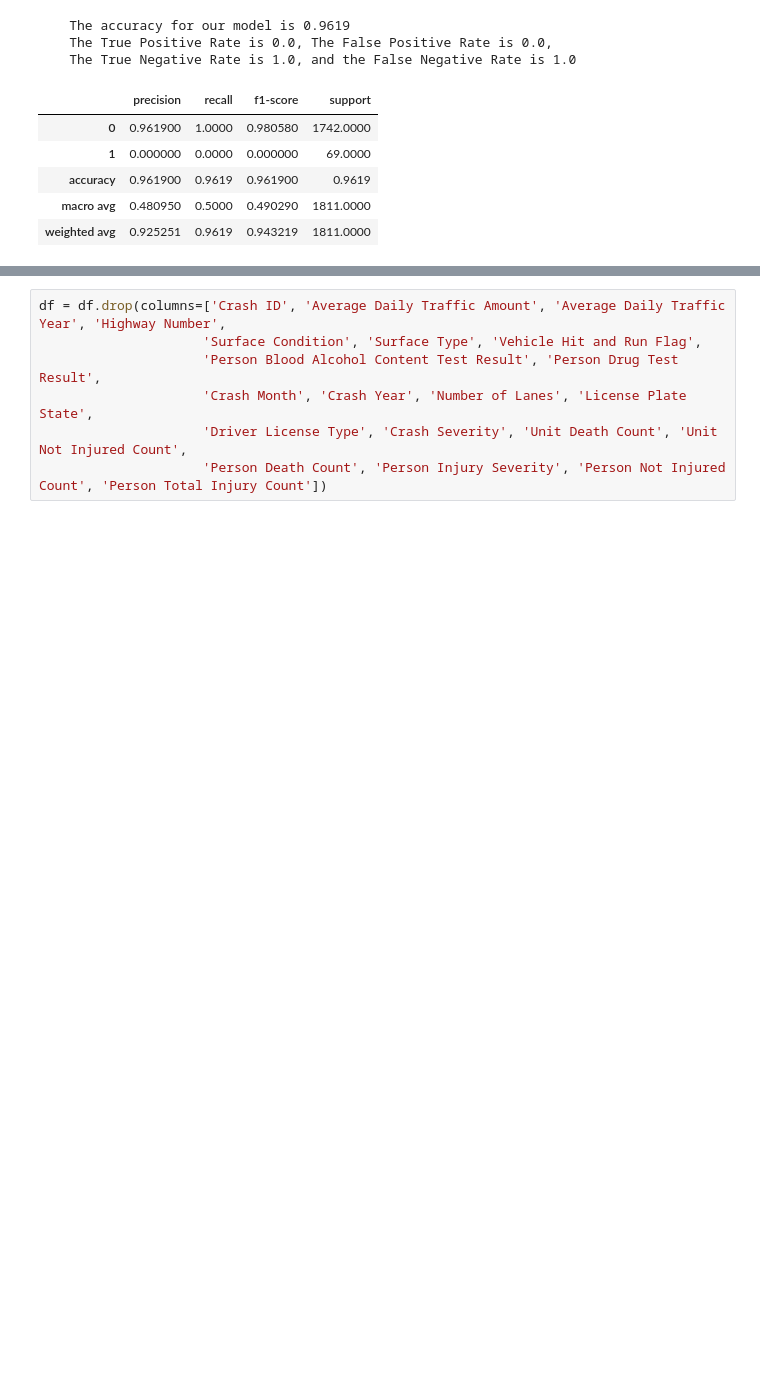
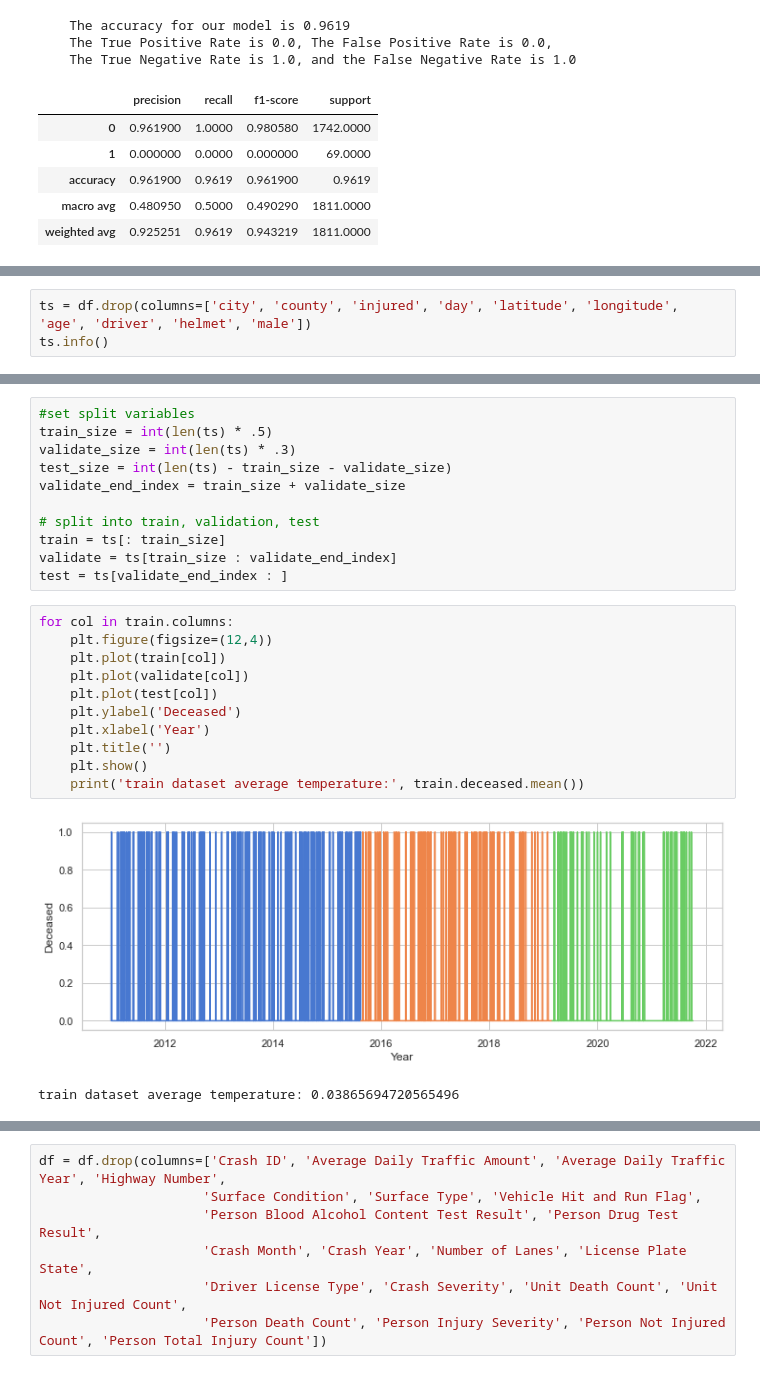
Before and after one commit to hrodjr/texas_motorcycle_accidents, a Jupyter notebook: scratch_notepad.ipynb, the cells around one changed output, grey strips where cells are left out. Saved outputs shown, nothing was run; the diff lists cells and outputs as text; blank space fills up the shorter version.

```diff
--- a/scratch_notepad.ipynb
+++ b/scratch_notepad.ipynb
@@ -163,0 +449,3 @@ get_metrics_bin(dt, X_test, y_test)
+# %%
+ts = df.drop(columns=['city', 'county', 'injured', 'day', 'latitude', 'longitude', 'age', 'driver', 'helmet', 'male'])
+ts.info()
@@ -163,0 +461,25 @@ get_metrics_bin(dt, X_test, y_test)
+# %%
+#set split variables
+train_size = int(len(ts) * .5)
+validate_size = int(len(ts) * .3)
+test_size = int(len(ts) - train_size - validate_size)
+validate_end_index = train_size + validate_size
+
+# split into train, validation, test
+train = ts[: train_size]
+validate = ts[train_size : validate_end_index]
+test = ts[validate_end_index : ]
+# %%
+for col in train.columns:
+    plt.figure(figsize=(12,4))
+    plt.plot(train[col])
+    plt.plot(validate[col])
+    plt.plot(test[col])
+    plt.ylabel('Deceased')
+    plt.xlabel('Year')
+    plt.title('')
+    plt.show()
+    print('train dataset average temperature:', train.deceased.mean())
+# %% [output]
+[figure, added]
+train dataset average temperature: 0.03865694720565496
```
Also changed, not shown: parts of 64 cells of this notebook.
